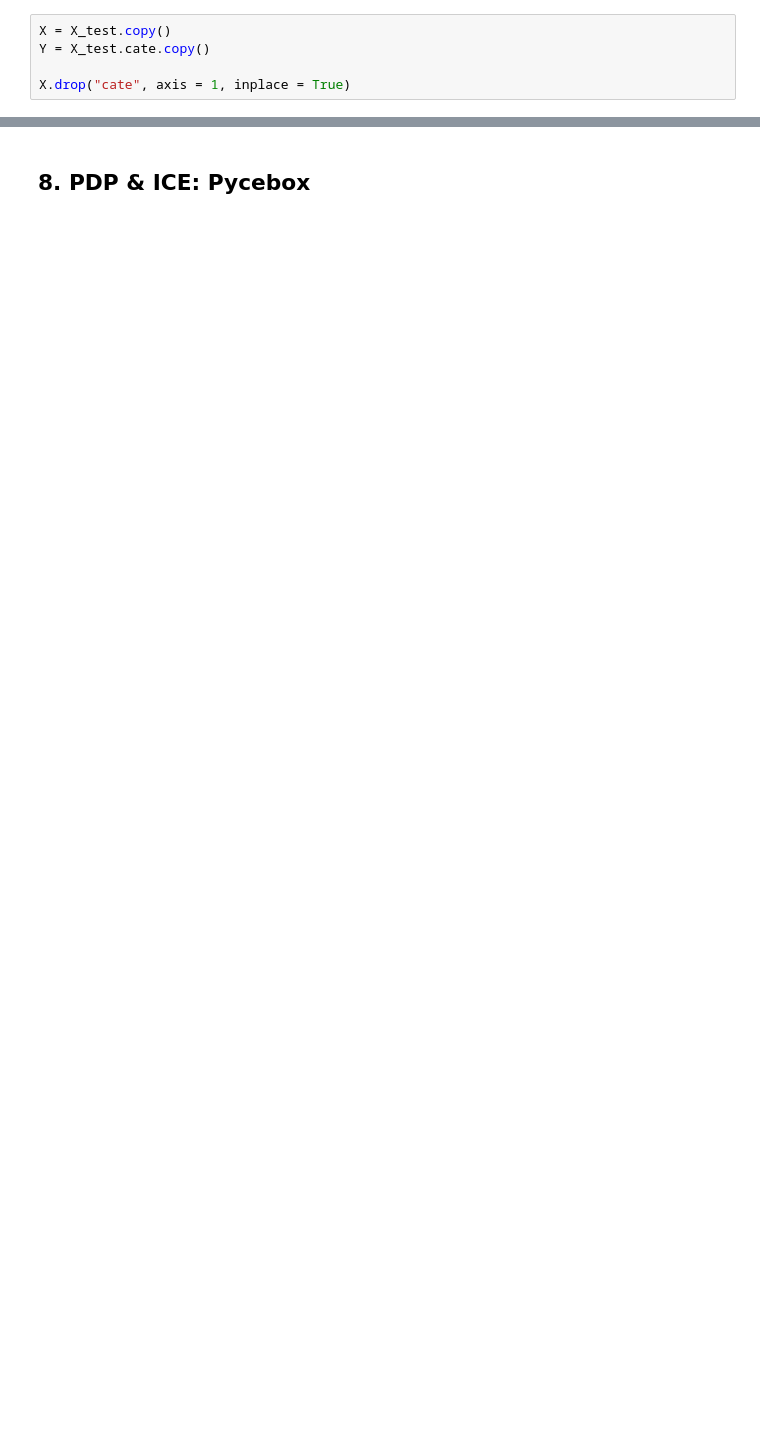
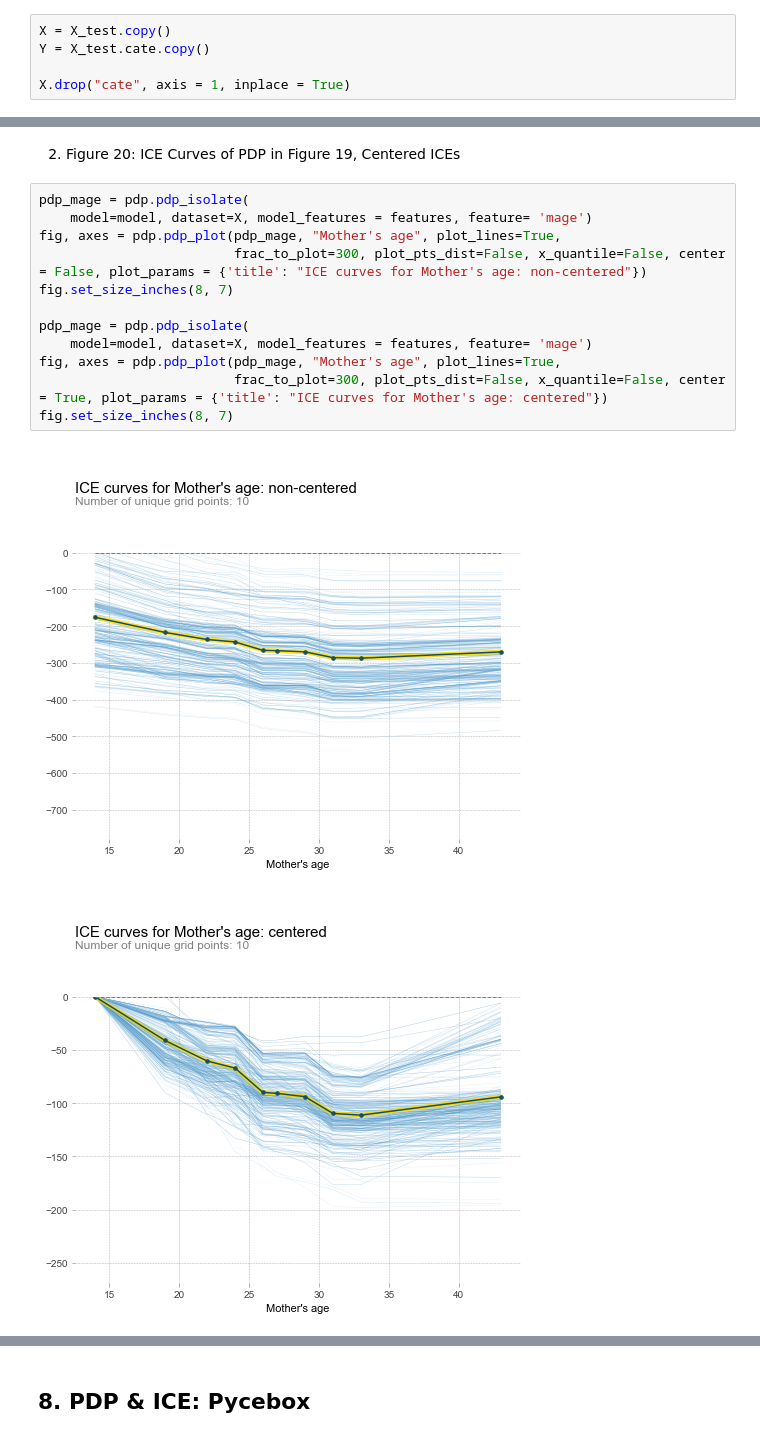
Before and after one commit to 1902010565/APA, a Jupyter notebook: PDP ICE real dataset.ipynb, the cells around one changed output, grey strips where cells are left out. Cells and saved outputs as stored; diff of their text form; blank space fills up the shorter version.

```diff
--- a/PDP ICE real dataset.ipynb
+++ b/PDP ICE real dataset.ipynb
@@ -228,3 +206,20 @@ fig, axes = pdp.pdp_plot(pdp_mage, "Mother's age", frac_to_plot=300, plot_pts_di
 fig.set_size_inches(9, 7)
 # %% [output]
 [figure]
+# %% [markdown]
+2. Figure 20: ICE Curves of PDP in Figure 19, Centered ICEs
+# %%
+pdp_mage = pdp.pdp_isolate(
+    model=model, dataset=X, model_features = features, feature= 'mage')
+fig, axes = pdp.pdp_plot(pdp_mage, "Mother's age", plot_lines=True,
+                         frac_to_plot=300, plot_pts_dist=False, x_quantile=False, center = False, plot_params = {'title': "ICE curves for Mother's age: non-centered"})
+fig.set_size_inches(8, 7)
+
+pdp_mage = pdp.pdp_isolate(
+    model=model, dataset=X, model_features = features, feature= 'mage')
+fig, axes = pdp.pdp_plot(pdp_mage, "Mother's age", plot_lines=True,
+                         frac_to_plot=300, plot_pts_dist=False, x_quantile=False, center = True, plot_params = {'title': "ICE curves for Mother's age: centered"})
+fig.set_size_inches(8, 7)
+# %% [output]
+[figure, added]
+[figure, added]
```
Also changed, not shown: parts of 40 cells of this notebook.
